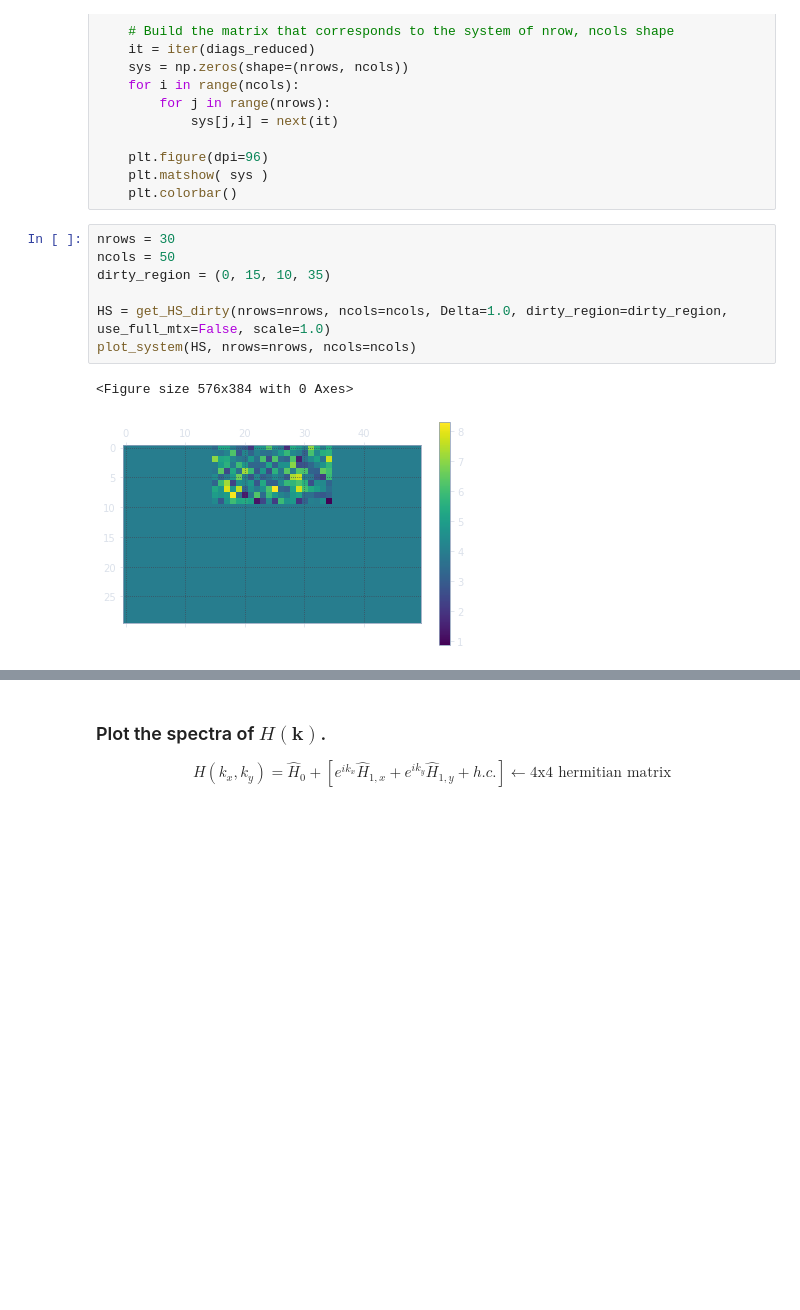
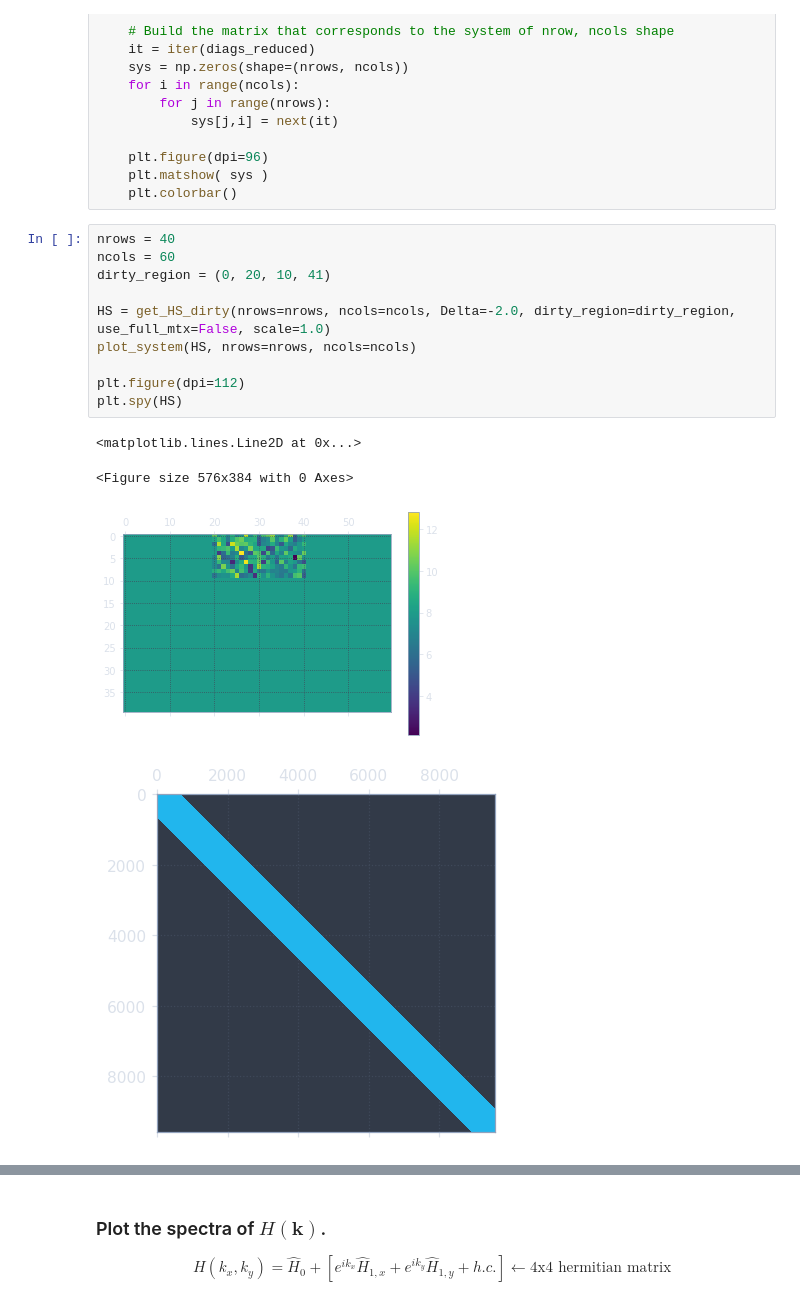
Before and after one commit to dnnagy/mezo2019, a Jupyter notebook: BHZ.ipynb, the cells around one changed output, grey strips where cells are left out. Cells and saved outputs as stored; diff of their text form; blank space fills up the shorter version.

```diff
--- a/BHZ.ipynb
+++ b/BHZ.ipynb
@@ -211,13 +211,18 @@ def plot_system(HS, nrows, ncols):
     plt.matshow( sys )
     plt.colorbar()
 # %%
-nrows = 30
-ncols = 50
-dirty_region = (0, 15, 10, 35)
+nrows = 40
+ncols = 60
+dirty_region = (0, 20, 10, 41)
 
-HS = get_HS_dirty(nrows=nrows, ncols=ncols, Delta=1.0, dirty_region=dirty_region, use_full_mtx=False, scale=1.0)
+HS = get_HS_dirty(nrows=nrows, ncols=ncols, Delta=-2.0, dirty_region=dirty_region, use_full_mtx=False, scale=1.0)
 plot_system(HS, nrows=nrows, ncols=ncols)
+
+plt.figure(dpi=112)
+plt.spy(HS)
 # %% [output]
-<Figure size 576x384 with 0 Axes>
+<matplotlib.lines.Line2D at 0x...>
+<Figure size 576x384 with 0 Axes>
-[figure, old version]
+[figure, new version]
+[figure, added]
 # %%
```
Also changed, not shown: parts of 14 cells of this notebook.
